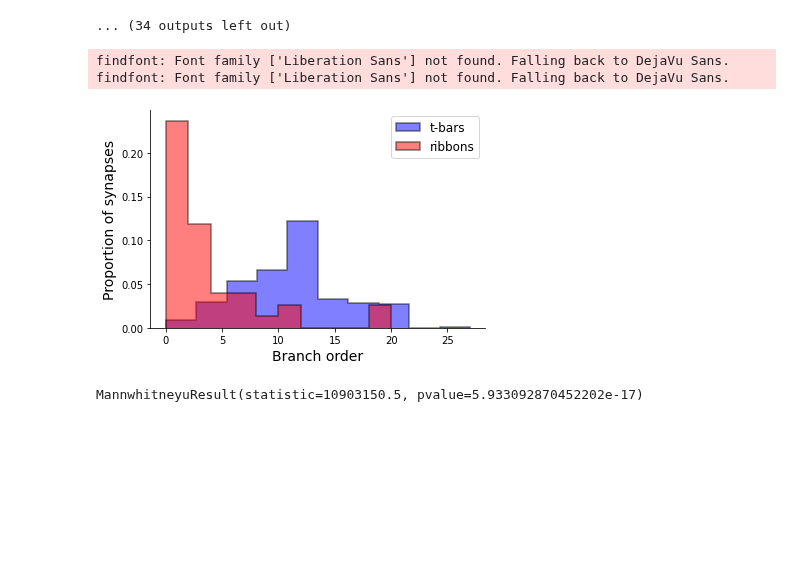
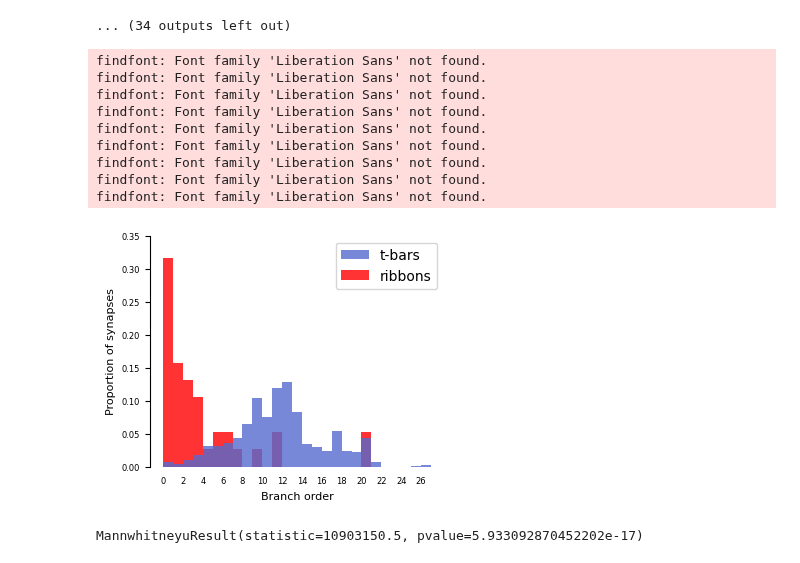
Before and after one commit to htem/aedes_public, a Jupyter notebook: fig_5/fig_5g_ribbons-tBars_branchOrder.ipynb, the cells around one changed output. Cells and saved outputs as stored; diff of their text form; code cells hidden in the pictures; blank space fills up the shorter version.

Commit message:
updated ribbon histograms

```diff
--- a/fig_5/fig_5g_ribbons-tBars_branchOrder.ipynb
+++ b/fig_5/fig_5g_ribbons-tBars_branchOrder.ipynb
@@ -183,24 +181,42 @@ INFO  : Cached data used. Use `pymaid.clear_cache()` to clear. (pymaid)
 ... (34 outputs left out)
 # %%
 allSIlist = list(itertools.chain(*all_SIlist))
-# %%
-#Histogram
-
-fig, ax = plt.subplots()
-ax.hist(allSIlist, density=True, stacked=True, histtype='step', fill='True', color='blue', ec='black', alpha=0.5, label= 't-bars', linewidth=1.5)
-ax.hist(ribbonSIs, density=True, stacked=True, histtype='step', fill='True', color='red', ec= 'black', alpha=0.5, label = 'ribbons', linewidth=1.5)
-
-plt.xlabel('Branch order', size=14, fontname="Liberation Sans")
-plt.ylabel('Proportion of synapses', size=14, fontname="Liberation Sans")
-sns.despine(fig=None, ax=None, top=True, right=True, left=False, bottom=False, offset=None, trim=False)
-font = font_manager.FontProperties(family='Liberation Sans', style='normal', size=12)
-plt.legend(prop=font)
-plt.savefig('../svg/ribbon_tbar_branch_order_edited.svg', format="svg")
-plt.show()
-# %% [output]
-findfont: Font family ['Liberation Sans'] not found. Falling back to DejaVu Sans.
-findfont: Font family ['Liberation Sans'] not found. Falling back to DejaVu Sans.
-[figure, removed]
+# %%
+tbars = pd.DataFrame({'branch_order': pd.Series(allSIlist), 'synapse_type': pd.Series(["t-bars"]*len(allSIlist))})
+ribbons = pd.DataFrame({'branch_order': pd.Series(ribbonSIs), 'synapse_type': pd.Series(["ribbons"]*len(ribbonSIs))})
+# %%
+synapse_branch_order = pd.concat([tbars,ribbons],axis=0)
+# %%
+histplot_dims = (3.8, 3)
+custom_palette=['#546BCE','#FF0000']
+fig, ax = plt.subplots(figsize=histplot_dims)
+
+ax.set_ylabel("Proportion of synapses",size=8)
+ax.set_xlabel('Branch order', size=8, fontname="Liberation Sans")
+
+sns.histplot(synapse_branch_order,stat='probability',x='branch_order',binwidth=1,hue='synapse_type',common_norm=False,palette=custom_palette,edgecolor=None,multiple='layer',alpha=.8)
+
+plt.ylim(0,.35)
+ax.get_legend().set_title("")
+plt.xticks(np.arange(0, 0.5, step=.001),fontsize=6)
+plt.xticks(np.arange(0, 28, step=2),fontsize=6)
+plt.tick_params(axis='x', which='both', bottom=False, top=False,labelsize=6)
+plt.tick_params(axis='y', which='both', left=True, right=False,labelsize=6)
+sns.despine(fig=None, ax=None, top=True, right=True, left=False, bottom=True, offset=None, trim=False)
+
+plt.savefig('../svgs/synapse_type_proportion.svg', format="svg")
+plt.show()
+# %% [output]
+findfont: Font family 'Liberation Sans' not found.
+findfont: Font family 'Liberation Sans' not found.
+findfont: Font family 'Liberation Sans' not found.
+findfont: Font family 'Liberation Sans' not found.
+findfont: Font family 'Liberation Sans' not found.
+findfont: Font family 'Liberation Sans' not found.
+findfont: Font family 'Liberation Sans' not found.
+findfont: Font family 'Liberation Sans' not found.
+findfont: Font family 'Liberation Sans' not found.
+[figure, added]
 # %%
 stats.mannwhitneyu(allSIlist, ribbonSIs)
 # %% [output]
```
Also changed, not shown: parts of 4 cells of this notebook, 1 other file.
